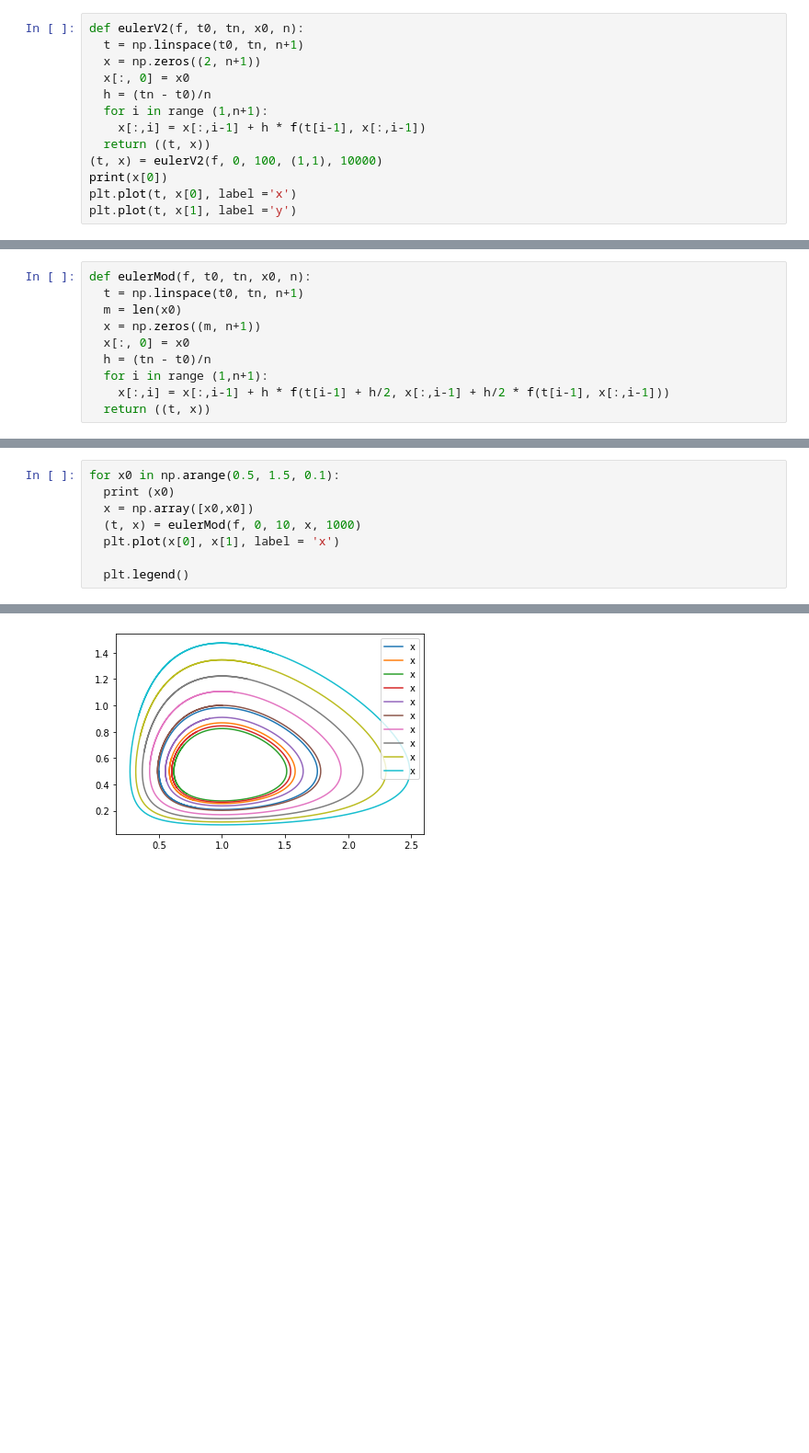
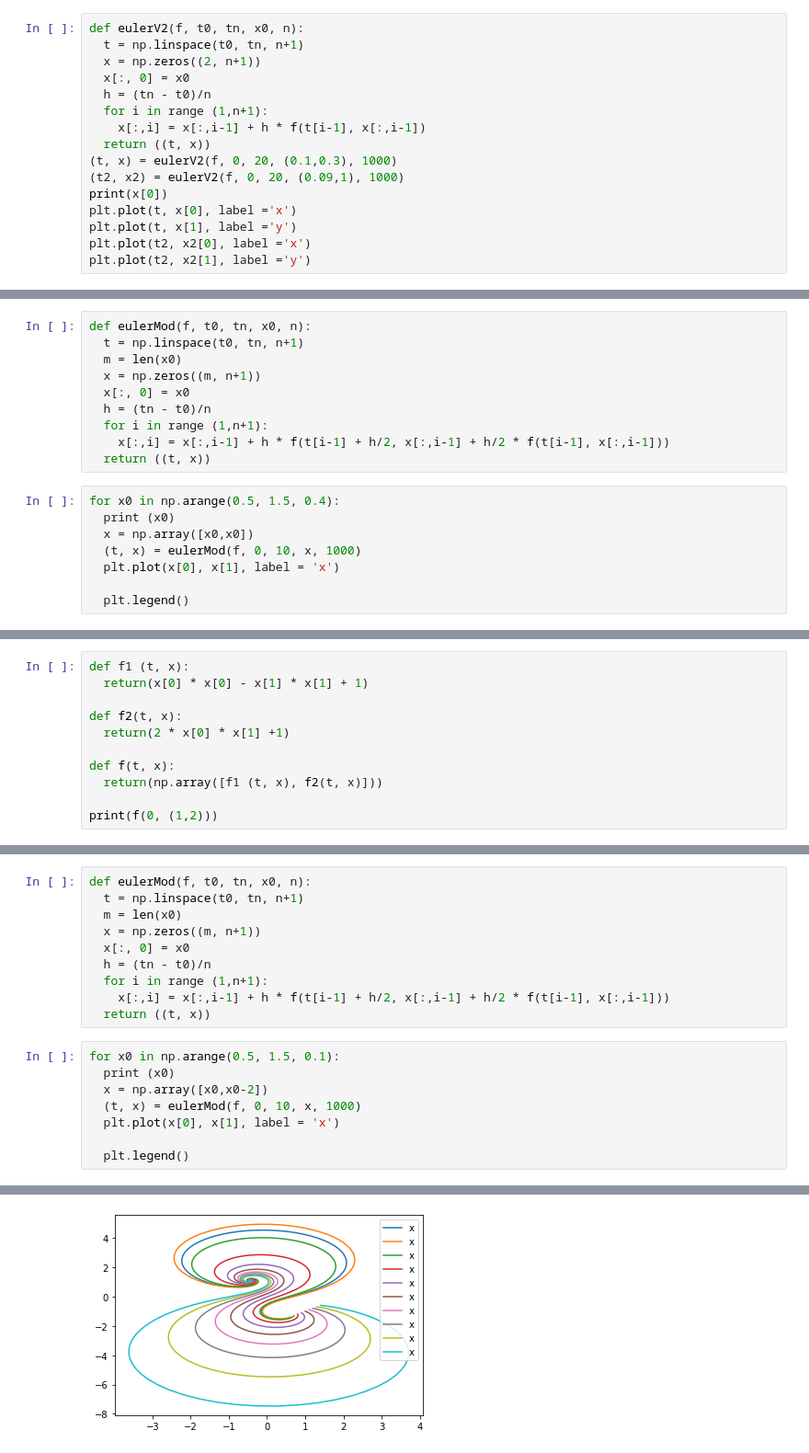
Before and after one commit to RonnyGuevara/Fractal_Images, a Jupyter notebook: TP2/TP2_FI.ipynb, the cells around one changed output, grey strips where cells are left out. Shown at 92% size. Cells and saved outputs as stored; diff of their text form; blank space fills up the shorter version.

```diff
--- a/TP2/TP2_FI.ipynb
+++ b/TP2/TP2_FI.ipynb
@@ -62,8 +70,11 @@ def eulerV2(f, t0, tn, x0, n):
   for i in range (1,n+1):
     x[:,i] = x[:,i-1] + h * f(t[i-1], x[:,i-1])
   return ((t, x))
-(t, x) = eulerV2(f, 0, 100, (1,1), 10000)
+(t, x) = eulerV2(f, 0, 20, (0.1,0.3), 1000)
+(t2, x2) = eulerV2(f, 0, 20, (0.09,1), 1000)
 print(x[0])
 plt.plot(t, x[0], label ='x')
 plt.plot(t, x[1], label ='y')
+plt.plot(t2, x2[0], label ='x')
+plt.plot(t2, x2[1], label ='y')
 # %% [output]
@@ -100,3 +112,11 @@ def eulerMod(f, t0, tn, x0, n):
   for i in range (1,n+1):
     x[:,i] = x[:,i-1] + h * f(t[i-1] + h/2, x[:,i-1] + h/2 * f(t[i-1], x[:,i-1]))
   return ((t, x))
+# %%
+for x0 in np.arange(0.5, 1.5, 0.4):
+  print (x0)
+  x = np.array([x0,x0])
+  (t, x) = eulerMod(f, 0, 10, x, 1000)
+  plt.plot(x[0], x[1], label = 'x')
+
+  plt.legend()
@@ -102,0 +137,11 @@ def eulerMod(f, t0, tn, x0, n):
+# %%
+def f1 (t, x):
+  return(x[0] * x[0] - x[1] * x[1] + 1)
+
+def f2(t, x):
+  return(2 * x[0] * x[1] +1)
+
+def f(t, x):
+  return(np.array([f1 (t, x), f2(t, x)]))
+
+print(f(0, (1,2)))
@@ -103,20 +150,30 @@ def eulerMod(f, t0, tn, x0, n):
+# %%
+def eulerMod(f, t0, tn, x0, n):
+  t = np.linspace(t0, tn, n+1)
+  m = len(x0)
+  x = np.zeros((m, n+1))
+  x[:, 0] = x0
+  h = (tn - t0)/n
+  for i in range (1,n+1):
+    x[:,i] = x[:,i-1] + h * f(t[i-1] + h/2, x[:,i-1] + h/2 * f(t[i-1], x[:,i-1]))
+  return ((t, x))
 # %%
 for x0 in np.arange(0.5, 1.5, 0.1):
   print (x0)
-  x = np.array([x0,x0])
+  x = np.array([x0,x0-2])
   (t, x) = eulerMod(f, 0, 10, x, 1000)
   plt.plot(x[0], x[1], label = 'x')
 
   plt.legend()
 # %% [output]
 0.5
 0.6
 0.7
 0.7999999999999999
 0.8999999999999999
 0.9999999999999999
 1.0999999999999999
 1.1999999999999997
 1.2999999999999998
 1.4
-[figure, old version]
+[figure, new version]
```
Also changed, not shown: parts of 19 cells of this notebook.
